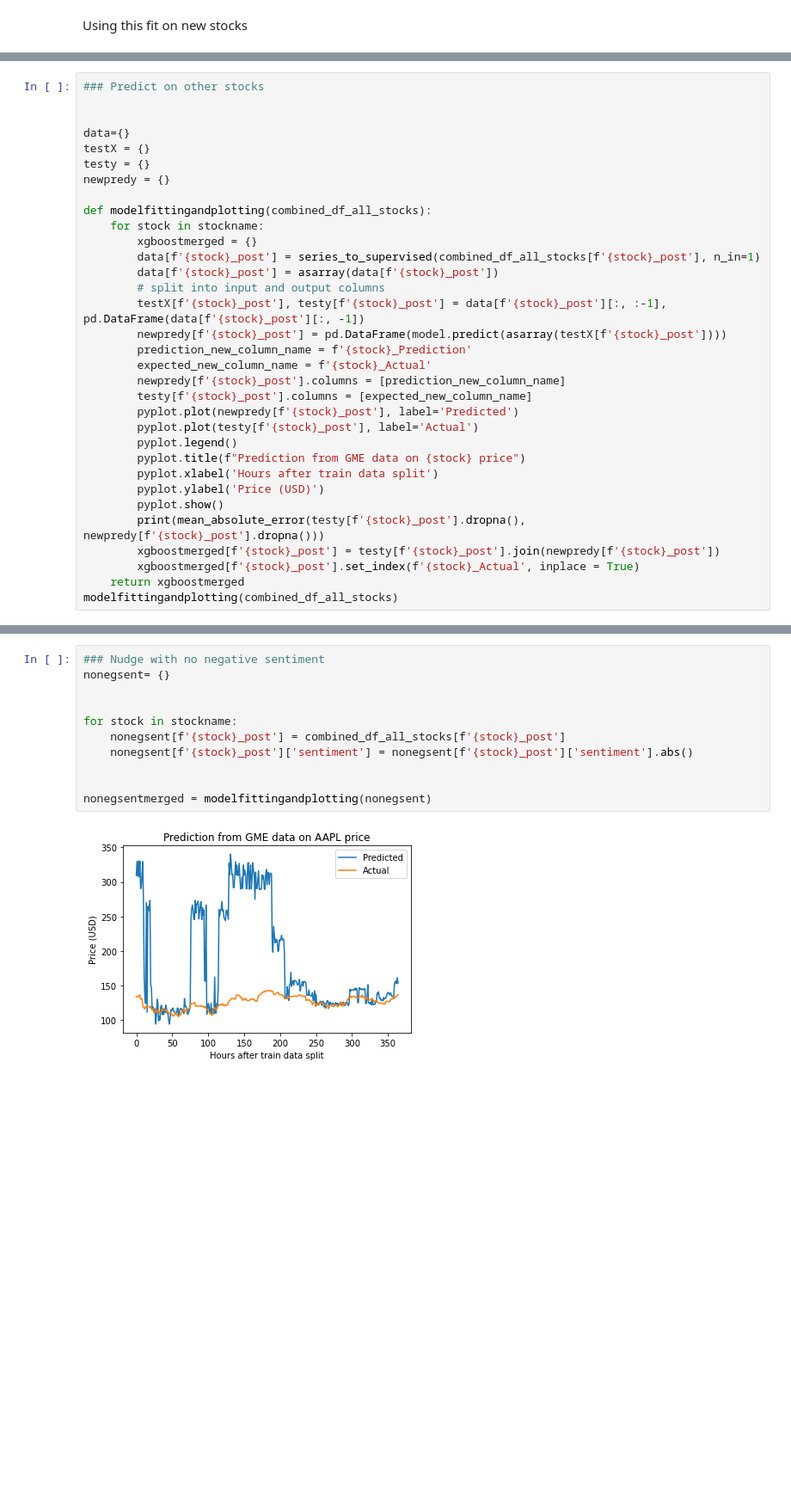
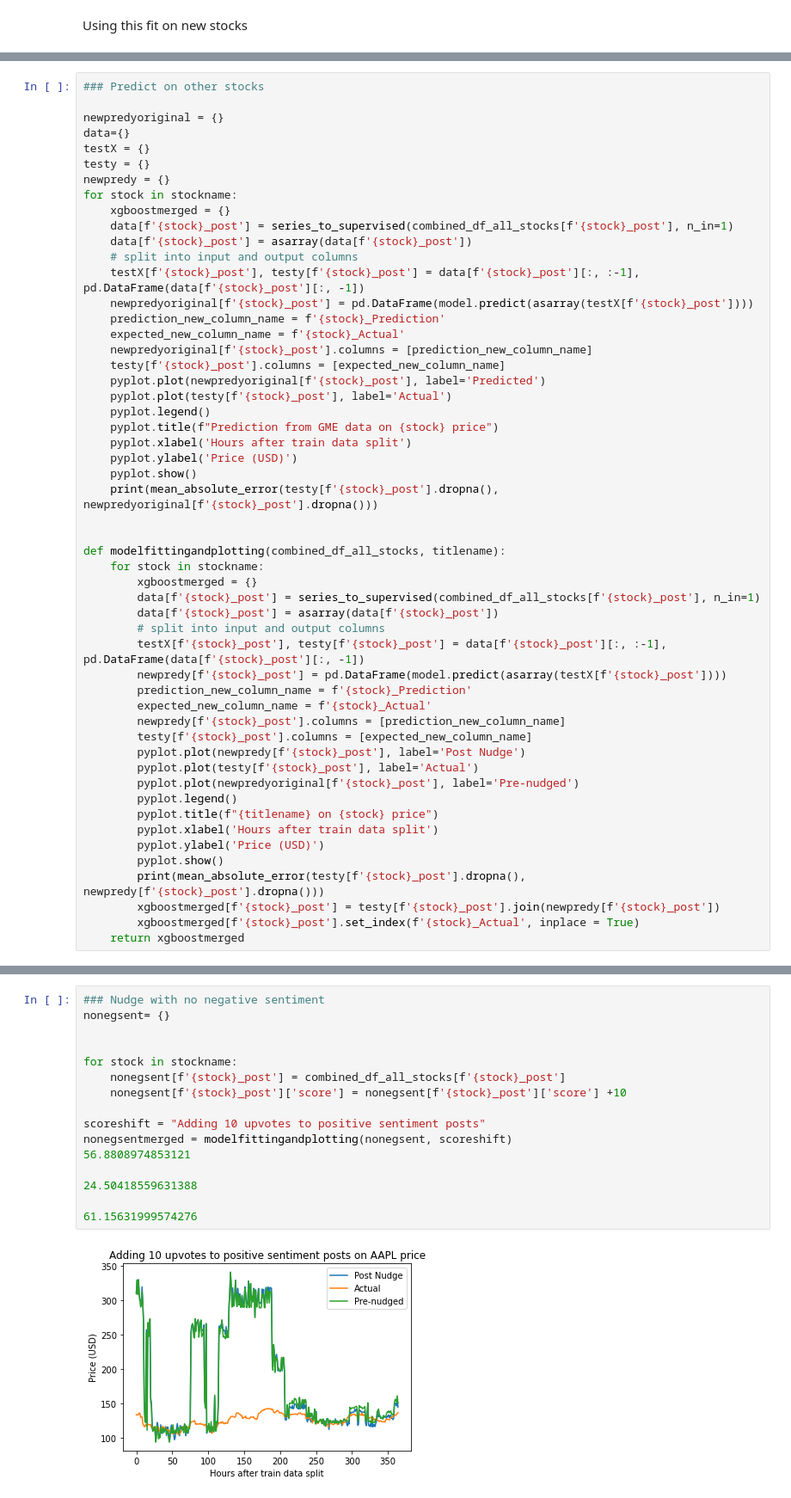
Before and after one commit to SaberQ19/socioPhysics_DiamondHands, a Jupyter notebook: xgBoost.ipynb, the cells around one changed output, grey strips where cells are left out. Shown at 86% size. Saved outputs shown, nothing was run; the diff lists cells and outputs as text; blank space fills up the shorter version.

Commit message:
updated nudges

```diff
--- a/xgBoost.ipynb
+++ b/xgBoost.ipynb
@@ -393,13 +399,33 @@ xgb.plot_importance(model)
 # %%
 ### Predict on other stocks
 
-
+newpredyoriginal = {}
 data={}
 testX = {}
 testy = {}
 newpredy = {}
+for stock in stockname:
+    xgboostmerged = {}
+    data[f'{stock}_post'] = series_to_supervised(combined_df_all_stocks[f'{stock}_post'], n_in=1)
+    data[f'{stock}_post'] = asarray(data[f'{stock}_post'])
+    # split into input and output columns
+    testX[f'{stock}_post'], testy[f'{stock}_post'] = data[f'{stock}_post'][:, :-1], pd.DataFrame(data[f'{stock}_post'][:, -1])
+    newpredyoriginal[f'{stock}_post'] = pd.DataFrame(model.predict(asarray(testX[f'{stock}_post'])))
+    prediction_new_column_name = f'{stock}_Prediction'
+    expected_new_column_name = f'{stock}_Actual'
+    newpredyoriginal[f'{stock}_post'].columns = [prediction_new_column_name]
+    testy[f'{stock}_post'].columns = [expected_new_column_name]
+    pyplot.plot(newpredyoriginal[f'{stock}_post'], label='Predicted')
+    pyplot.plot(testy[f'{stock}_post'], label='Actual')
+    pyplot.legend()
+    pyplot.title(f"Prediction from GME data on {stock} price")
+    pyplot.xlabel('Hours after train data split')
+    pyplot.ylabel('Price (USD)')
+    pyplot.show()
+    print(mean_absolute_error(testy[f'{stock}_post'].dropna(), newpredyoriginal[f'{stock}_post'].dropna()))
 
-def modelfittingandplotting(combined_df_all_stocks):
+
+def modelfittingandplotting(combined_df_all_stocks, titlename):
     for stock in stockname:
         xgboostmerged = {}
         data[f'{stock}_post'] = series_to_supervised(combined_df_all_stocks[f'{stock}_post'], n_in=1)
@@ -411,10 +437,11 @@ def modelfittingandplotting(combined_df_all_stocks):
         expected_new_column_name = f'{stock}_Actual'
         newpredy[f'{stock}_post'].columns = [prediction_new_column_name]
         testy[f'{stock}_post'].columns = [expected_new_column_name]
-        pyplot.plot(newpredy[f'{stock}_post'], label='Predicted')
+        pyplot.plot(newpredy[f'{stock}_post'], label='Post Nudge')
         pyplot.plot(testy[f'{stock}_post'], label='Actual')
+        pyplot.plot(newpredyoriginal[f'{stock}_post'], label='Pre-nudged')
         pyplot.legend()
-        pyplot.title(f"Prediction from GME data on {stock} price")
+        pyplot.title(f"{titlename} on {stock} price")
         pyplot.xlabel('Hours after train data split')
         pyplot.ylabel('Price (USD)')
         pyplot.show()
@@ -422,5 +449,4 @@ def modelfittingandplotting(combined_df_all_stocks):
         xgboostmerged[f'{stock}_post'] = testy[f'{stock}_post'].join(newpredy[f'{stock}_post'])
         xgboostmerged[f'{stock}_post'].set_index(f'{stock}_Actual', inplace = True)
     return xgboostmerged
-modelfittingandplotting(combined_df_all_stocks)
 # %% [output]
@@ -520,13 +512,18 @@ Length of testy['AAPL_post']: 365
 # %%
 ### Nudge with no negative sentiment
 nonegsent= {}
 
 
 for stock in stockname:
     nonegsent[f'{stock}_post'] = combined_df_all_stocks[f'{stock}_post']
-    nonegsent[f'{stock}_post']['sentiment'] = nonegsent[f'{stock}_post']['sentiment'].abs()
+    nonegsent[f'{stock}_post']['score'] = nonegsent[f'{stock}_post']['score'] +10
 
+scoreshift = "Adding 10 upvotes to positive sentiment posts"
+nonegsentmerged = modelfittingandplotting(nonegsent, scoreshift)
+56.8808974853121
 
-nonegsentmerged = modelfittingandplotting(nonegsent)
+24.50418559631388
+
+61.15631999574276
 # %% [output]
-[figure, old version]
+[figure, new version]
```
Also changed, not shown: parts of 10 cells of this notebook.
